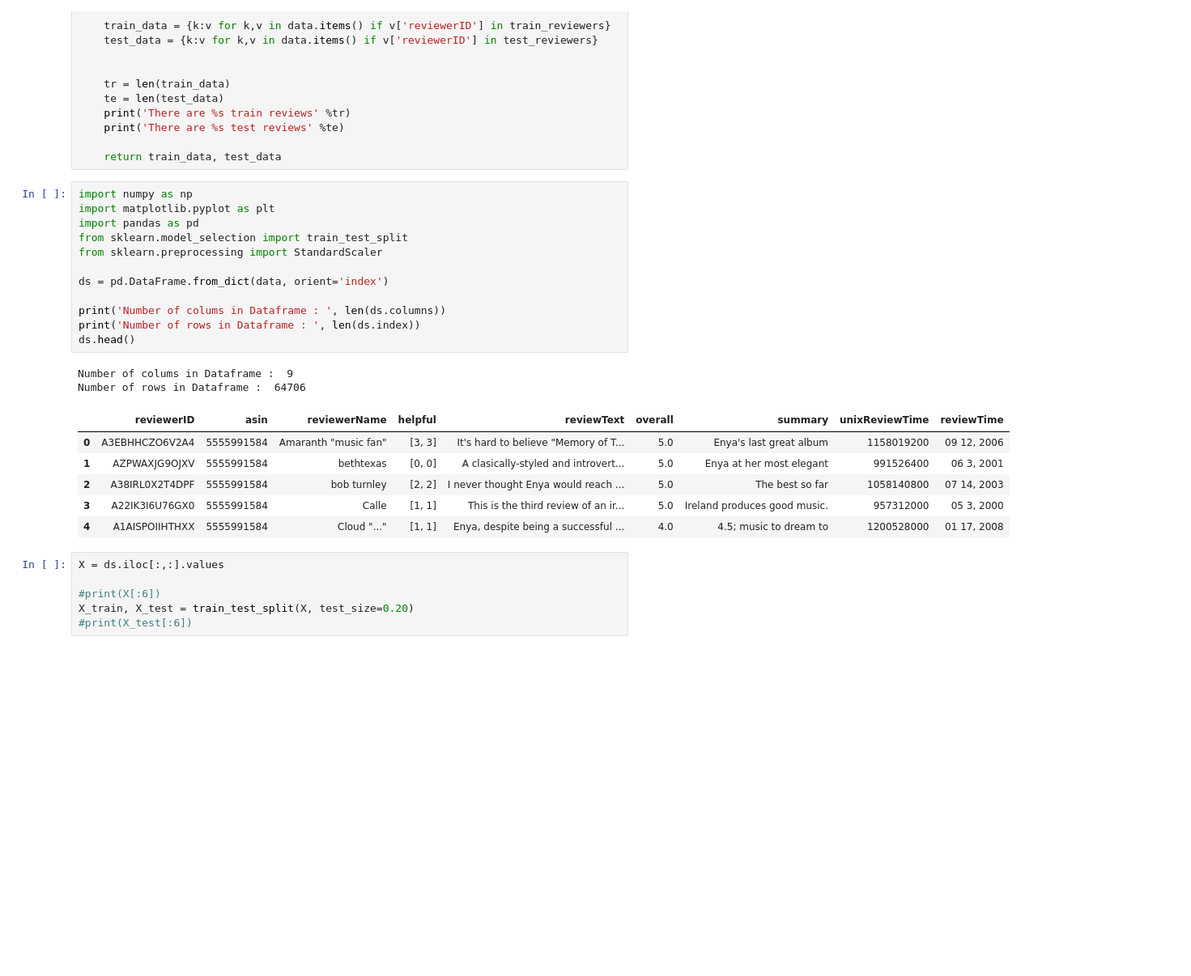
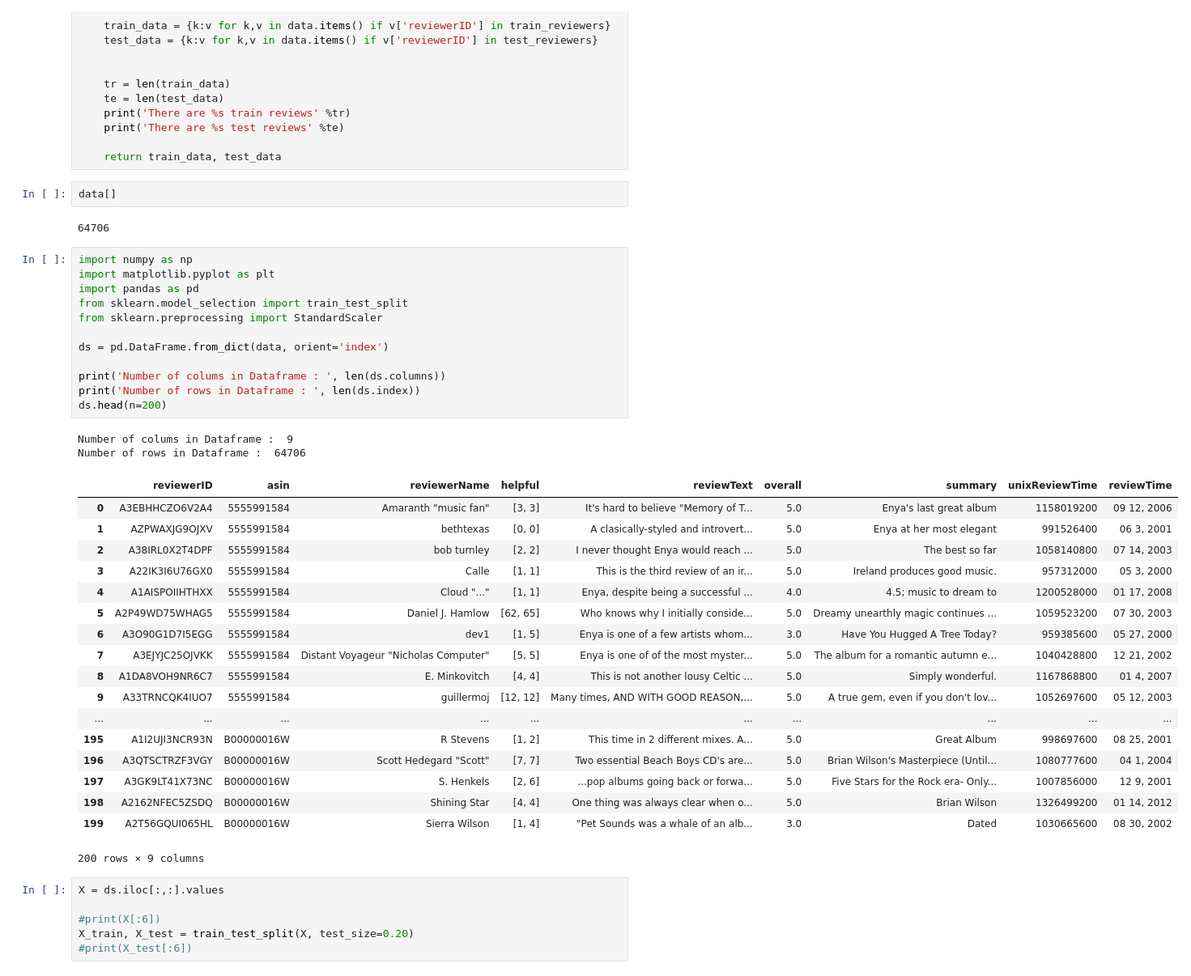
Before and after one commit to Kamiel-Fokkink/Recommender_Systems_Kamiel_Baran_Sergio_Tomas, a Jupyter notebook: Read in the data.ipynb, the cells around one changed output. Shown at 81% size. Drawn from its saved outputs; the diff is of its cells as text; blank space fills up the shorter version.

```diff
--- a/Read in the data.ipynb
+++ b/Read in the data.ipynb
@@ -74,27 +74,43 @@ def split_data(data, test_ratio=0.1):
     print('There are %s test reviews' %te)
 
     return train_data, test_data
+# %%
+data[]
+# %% [output]
+64706
 # %%
 import numpy as np
 import matplotlib.pyplot as plt
 import pandas as pd
 from sklearn.model_selection import train_test_split
 from sklearn.preprocessing import StandardScaler
 
 ds = pd.DataFrame.from_dict(data, orient='index')
 
 print('Number of colums in Dataframe : ', len(ds.columns))
 print('Number of rows in Dataframe : ', len(ds.index))
-ds.head()
+ds.head(n=200)
 # %% [output]
 Number of colums in Dataframe :  9
 Number of rows in Dataframe :  64706
 |  | reviewerID | asin | reviewerName | helpful | reviewText | overall | summary | unixReviewTime | reviewTime |
 | 0 | A3EBHHCZO6V2A4 | 5555991584 | Amaranth "music fan" | [3, 3] | It's hard to believe "Memory of T... | 5.0 | Enya's last great album | 1158019200 | 09 12, 2006 |
 | 1 | AZPWAXJG9OJXV | 5555991584 | bethtexas | [0, 0] | A clasically-styled and introvert... | 5.0 | Enya at her most elegant | 991526400 | 06 3, 2001 |
 | 2 | A38IRL0X2T4DPF | 5555991584 | bob turnley | [2, 2] | I never thought Enya would reach ... | 5.0 | The best so far | 1058140800 | 07 14, 2003 |
 | 3 | A22IK3I6U76GX0 | 5555991584 | Calle | [1, 1] | This is the third review of an ir... | 5.0 | Ireland produces good music. | 957312000 | 05 3, 2000 |
 | 4 | A1AISPOIIHTHXX | 5555991584 | Cloud "..." | [1, 1] | Enya, despite being a successful ... | 4.0 | 4.5; music to dream to | 1200528000 | 01 17, 2008 |
+| 5 | A2P49WD75WHAG5 | 5555991584 | Daniel J. Hamlow | [62, 65] | Who knows why I initially conside... | 5.0 | Dreamy unearthly magic continues ... | 1059523200 | 07 30, 2003 |
+| 6 | A3O90G1D7I5EGG | 5555991584 | dev1 | [1, 5] | Enya is one of a few artists whom... | 3.0 | Have You Hugged A Tree Today? | 959385600 | 05 27, 2000 |
+| 7 | A3EJYJC25OJVKK | 5555991584 | Distant Voyageur "Nicholas Computer" | [5, 5] | Enya is one of of the most myster... | 5.0 | The album for a romantic autumn e... | 1040428800 | 12 21, 2002 |
+| 8 | A1DA8VOH9NR6C7 | 5555991584 | E. Minkovitch | [4, 4] | This is not another lousy Celtic ... | 5.0 | Simply wonderful. | 1167868800 | 01 4, 2007 |
+| 9 | A33TRNCQK4IUO7 | 5555991584 | guillermoj | [12, 12] | Many times, AND WITH GOOD REASON,... | 5.0 | A true gem, even if you don't lov... | 1052697600 | 05 12, 2003 |
+| ... | ... | ... | ... | ... | ... | ... | ... | ... | ... |
+| 195 | A1I2UJI3NCR93N | B00000016W | R Stevens | [1, 2] | This time in 2 different mixes. A... | 5.0 | Great Album | 998697600 | 08 25, 2001 |
+| 196 | A3QTSCTRZF3VGY | B00000016W | Scott Hedegard "Scott" | [7, 7] | Two essential Beach Boys CD's are... | 5.0 | Brian Wilson's Masterpiece (Until... | 1080777600 | 04 1, 2004 |
+| 197 | A3GK9LT41X73NC | B00000016W | S. Henkels | [2, 6] | ...pop albums going back or forwa... | 5.0 | Five Stars for the Rock era- Only... | 1007856000 | 12 9, 2001 |
+| 198 | A2162NFEC5ZSDQ | B00000016W | Shining Star | [4, 4] | One thing was always clear when o... | 5.0 | Brian Wilson | 1326499200 | 01 14, 2012 |
+| 199 | A2T56GQUI065HL | B00000016W | Sierra Wilson | [1, 4] | "Pet Sounds was a whale of an alb... | 3.0 | Dated | 1030665600 | 08 30, 2002 |
+200 rows × 9 columns
 # %%
 X = ds.iloc[:,:].values
 
```
Also changed, not shown: parts of 5 cells of this notebook.
